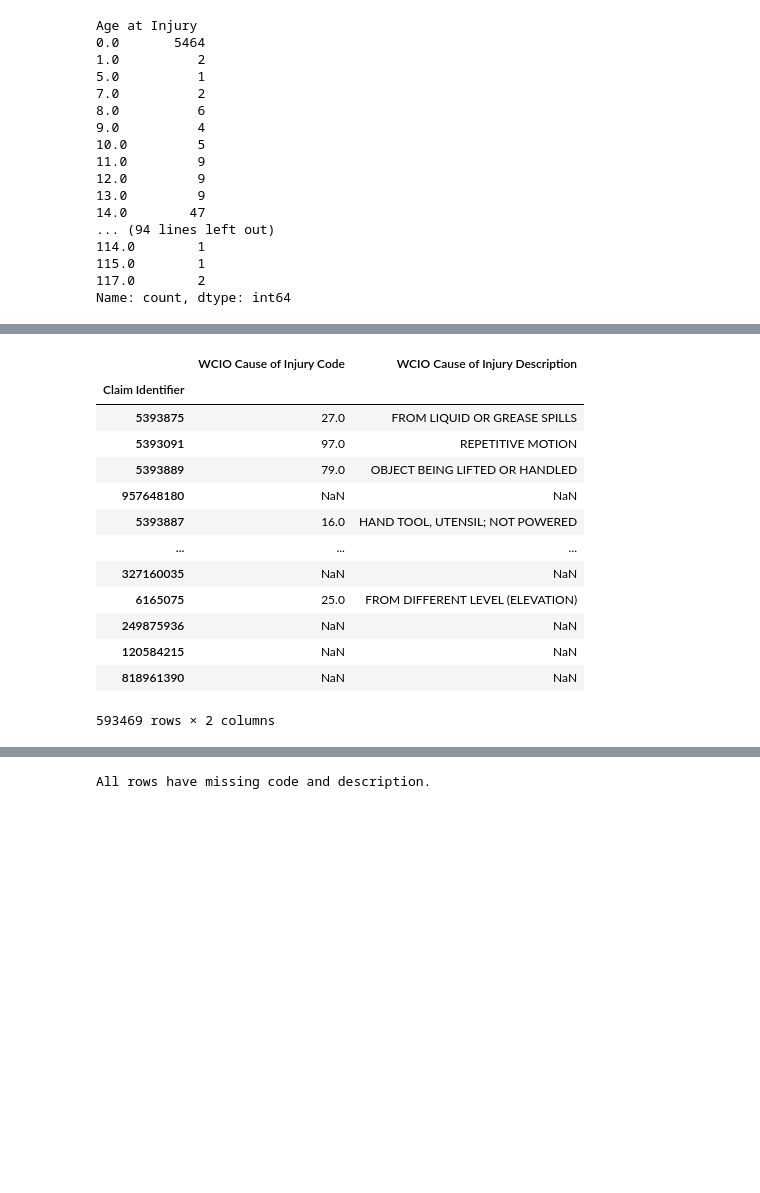
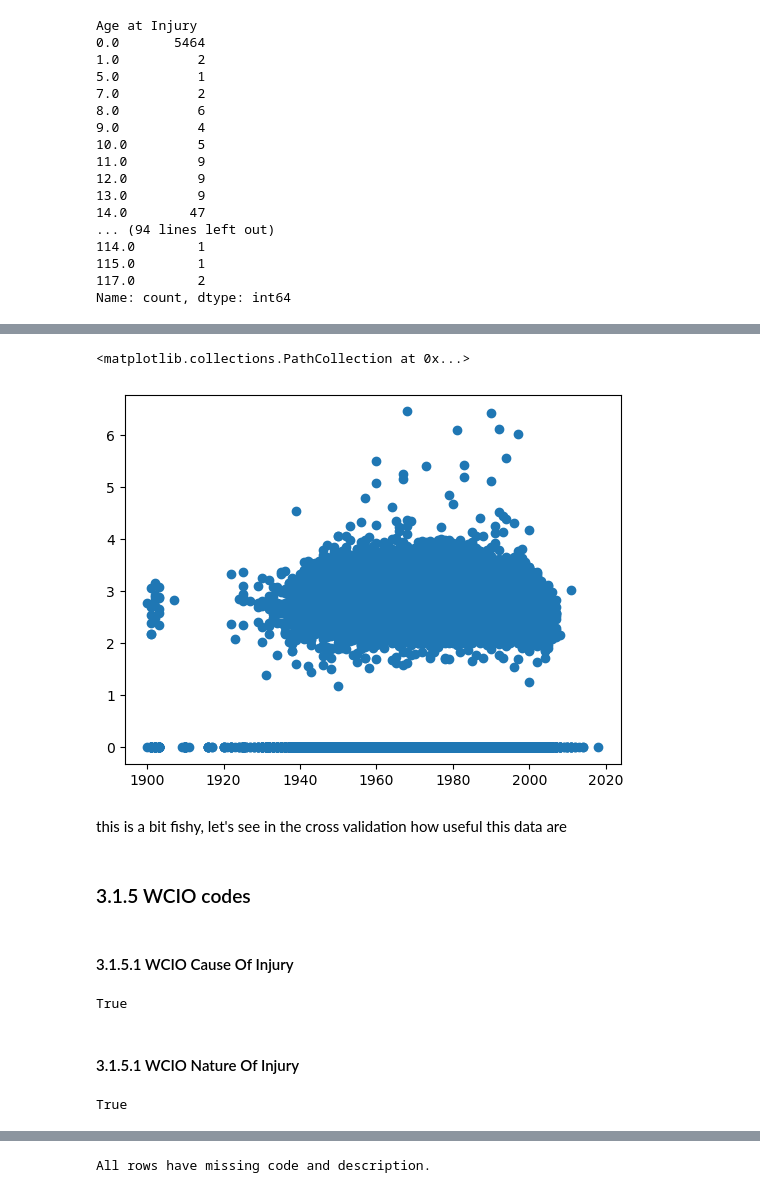
Before and after one commit to LeonardoDiCaterina/Machine_Learning_G19, a Jupyter notebook: Notebooks/Data_Pre-processing.ipynb, the cells around one changed output, grey strips where cells are left out. Cells and saved outputs as stored; diff of their text form; code cells hidden in the pictures; blank space fills up the shorter version.

Commit message:
oct16-meeting feature coherence and missing values

```diff
--- a/Notebooks/Data_Pre-processing.ipynb
+++ b/Notebooks/Data_Pre-processing.ipynb
@@ -354,17 +546,29 @@ array(['2. NON-COMP', '4. TEMPORARY', nan, '3. MED ONLY',
+# %%
+plt.scatter( train['Birth Year'],train['Log Average Weekly Wage'])
+# %% [output]
+<matplotlib.collections.PathCollection at 0x...>
+[figure, added]
+# %% [markdown]
+this is a bit fishy, let's see in the cross validation how useful this data are
+# %% [markdown]
+### 3.1.5 WCIO codes
+# %% [markdown]
+#### 3.1.5.1 WCIO Cause Of Injury
+# %%
+WCIO_cause_Lookup = train[['WCIO Cause of Injury Code', 'WCIO Cause of Injury Description']].drop_duplicates()
+WCIO_cause_Lookup = WCIO_cause_Lookup.reset_index(drop=True)
+WCIO_cause_Lookup['WCIO Cause of Injury Code'] =  WCIO_cause_Lookup['WCIO Cause of Injury Code'].astype('Int64')
+int(WCIO_cause_Lookup.value_counts().max()) == 1
+# %% [output]
+True
 # %%
-train[["WCIO Cause of Injury Code", "WCIO Cause of Injury Description"]]
+train = train.drop(columns=['WCIO Cause of Injury Description'])
-# %% [output]
-|  | WCIO Cause of Injury Code | WCIO Cause of Injury Description |
-| Claim Identifier |  |  |
-| 5393875 | 27.0 | FROM LIQUID OR GREASE SPILLS |
-| 5393091 | 97.0 | REPETITIVE MOTION |
-| 5393889 | 79.0 | OBJECT BEING LIFTED OR HANDLED |
-| 957648180 | NaN | NaN |
-| 5393887 | 16.0 | HAND TOOL, UTENSIL; NOT POWERED |
-| ... | ... | ... |
-| 327160035 | NaN | NaN |
-| 6165075 | 25.0 | FROM DIFFERENT LEVEL (ELEVATION) |
-| 249875936 | NaN | NaN |
-| 120584215 | NaN | NaN |
-| 818961390 | NaN | NaN |
-593469 rows × 2 columns
+# %% [markdown]
+#### 3.1.5.1 WCIO Nature Of Injury
+# %%
+WCIO_nature_Lookup = train[['WCIO Nature of Injury Code', 'WCIO Nature of Injury Description']].drop_duplicates()
+WCIO_nature_Lookup = WCIO_nature_Lookup.reset_index(drop=True)
+WCIO_nature_Lookup['WCIO Nature of Injury Code'] =  WCIO_nature_Lookup['WCIO Nature of Injury Code'].astype('Int64')
+int(WCIO_cause_Lookup.value_counts().max()) == 1
+# %% [output]
+True
```
Also changed, not shown: parts of 48 cells of this notebook.
